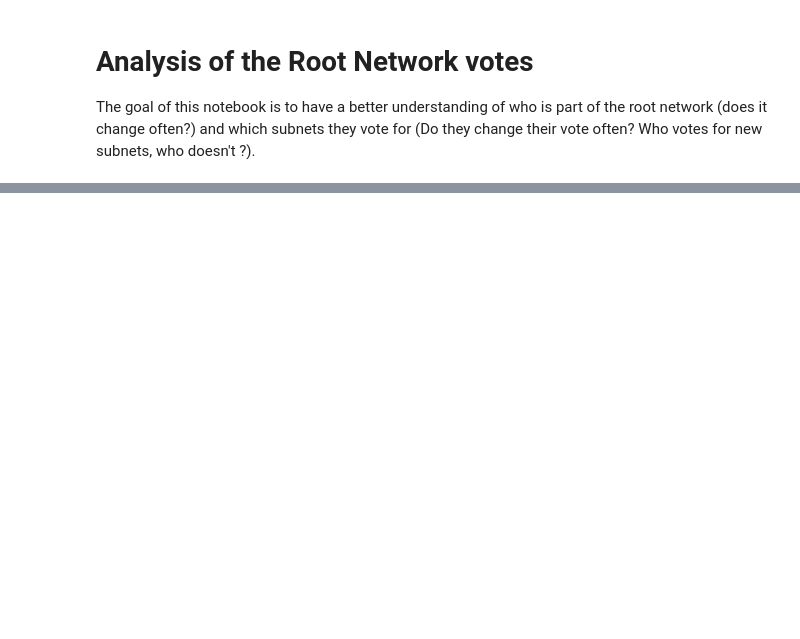
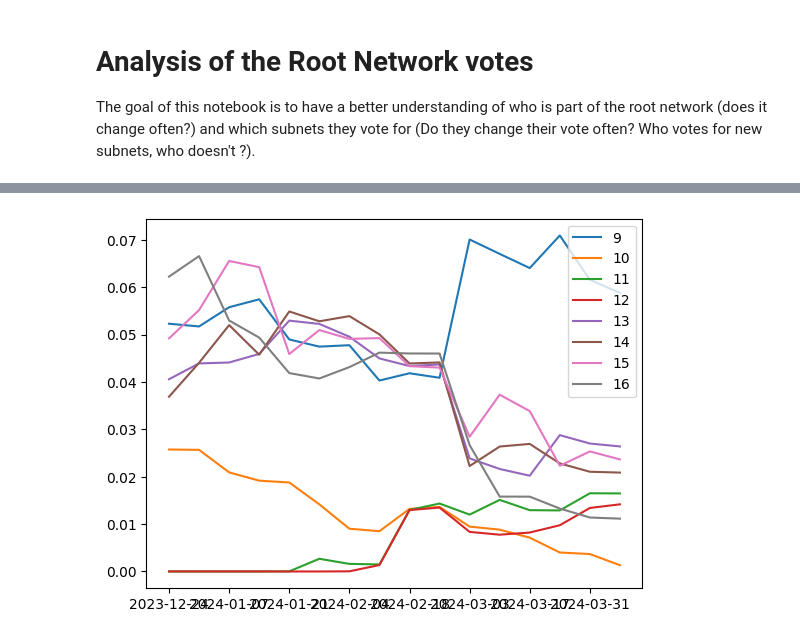
Before and after one commit to Mentat-Minds/network-analysis, a Jupyter notebook: analytics/root-network.ipynb, the cells around one changed output, grey strips where cells are left out. Drawn from its saved outputs; the diff is of its cells as text; code cells hidden in the pictures; blank space fills up the shorter version.

```diff
--- a/analytics/root-network.ipynb
+++ b/analytics/root-network.ipynb
@@ -54,0 +145,5 @@ plt.show()
+# %%
+emissions_SN9to16.plot(kind='line')
+plt.show()
+# %% [output]
+[figure, added]
```
Also changed, not shown: parts of 12 cells of this notebook.
